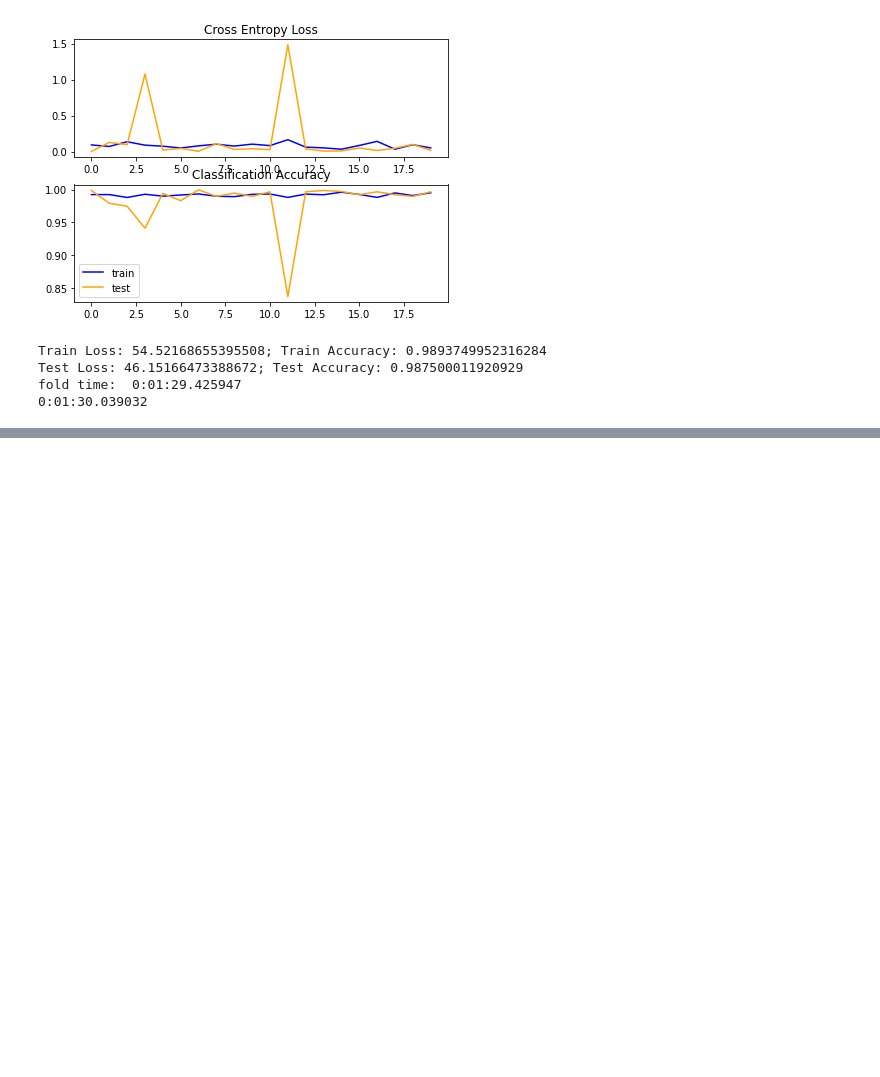
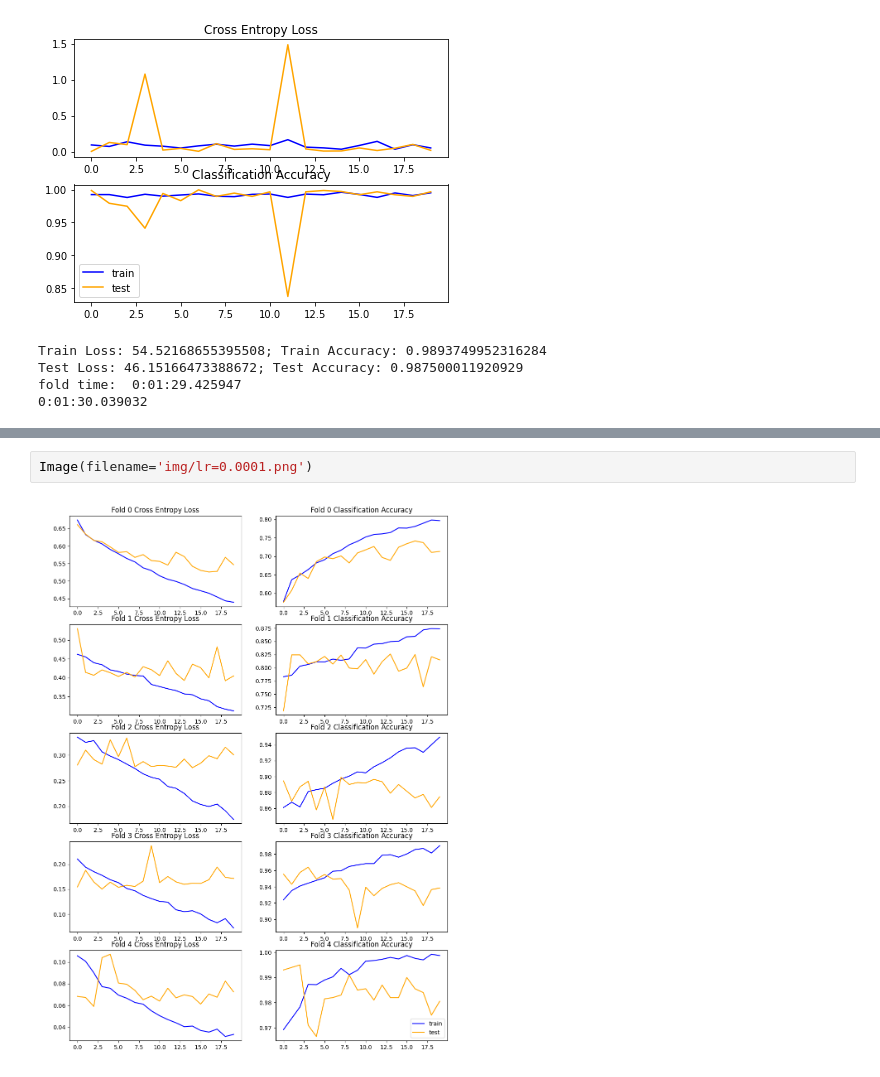
Before and after one commit to NJindia/Cats-vs-Dogs-DL, a Jupyter notebook: DL_HW2.ipynb, the cells around one changed output, grey strips where cells are left out. Drawn from its saved outputs; the diff is of its cells as text; blank space fills up the shorter version.

```diff
--- a/DL_HW2.ipynb
+++ b/DL_HW2.ipynb
@@ -651,0 +478,4 @@ fold time:  0:01:35.333041
+# %%
+Image(filename='img/lr=0.0001.png')
+# %% [output]
+[figure, added]
```
Also changed, not shown: parts of 18 cells of this notebook.
